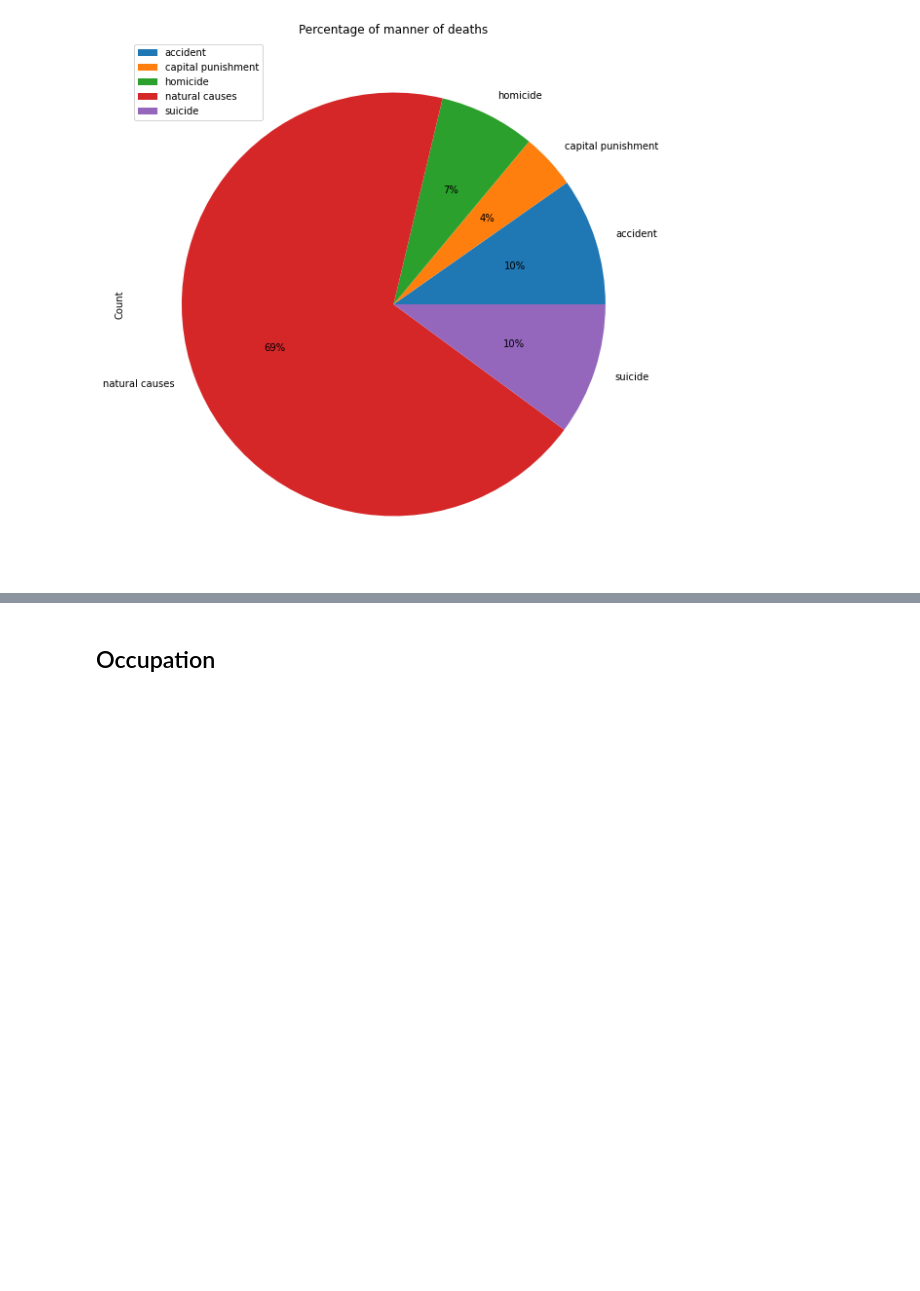
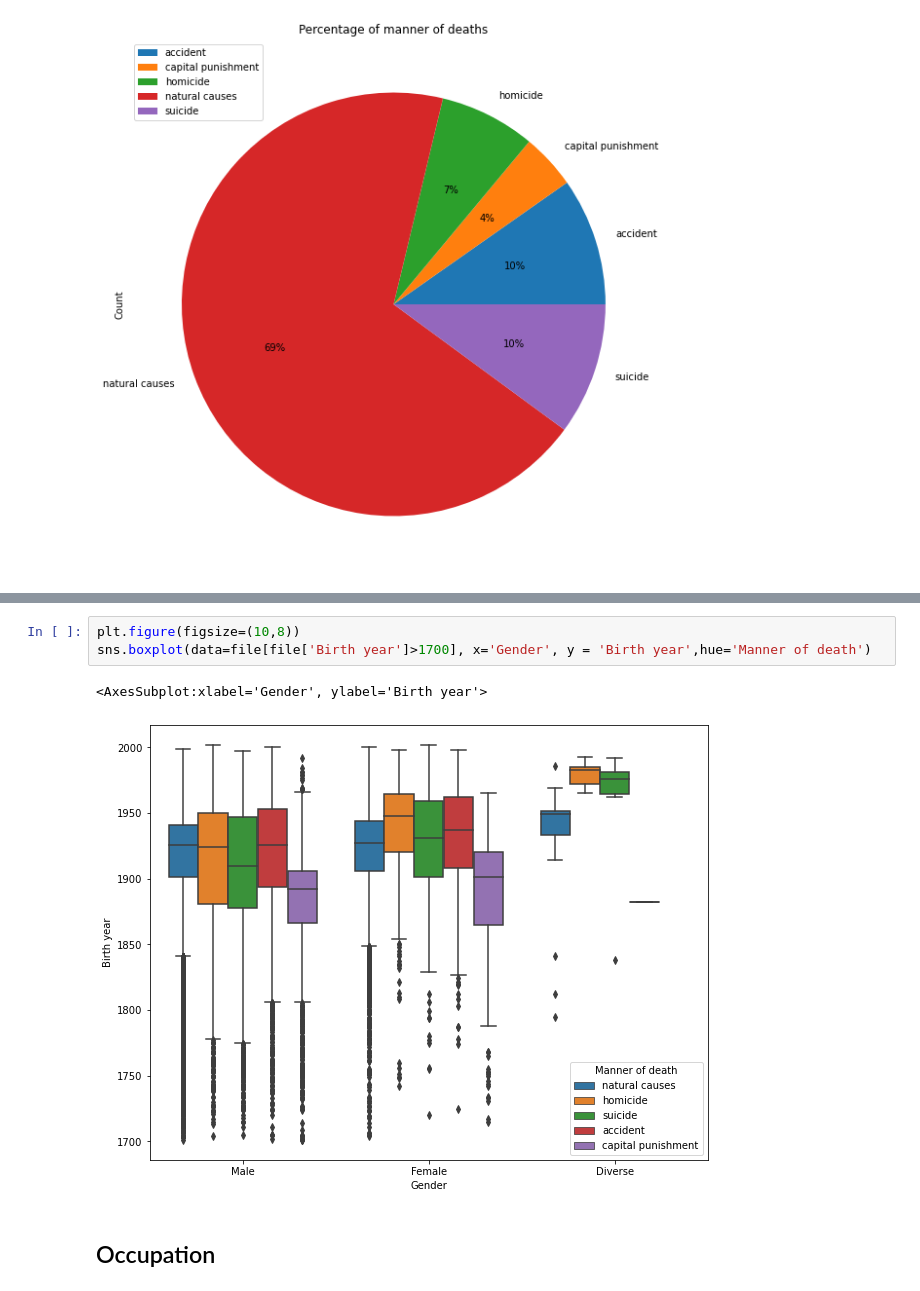
Before and after one commit to P3-CS760/How-will-you-die, a Jupyter notebook: Decision Tree (Manner of Death).ipynb, the cells around one changed output, grey strips where cells are left out. Saved outputs shown, nothing was run; the diff lists cells and outputs as text; blank space fills up the shorter version.

```diff
--- a/Decision Tree (Manner of Death).ipynb
+++ b/Decision Tree (Manner of Death).ipynb
@@ -117,3 +199,9 @@ sns.boxplot(data=file, x='Age of death', y = 'Manner of death')
+# %%
+plt.figure(figsize=(10,8))
+sns.boxplot(data=file[file['Birth year']>1700], x='Gender', y = 'Birth year',hue='Manner of death')
+# %% [output]
+<AxesSubplot:xlabel='Gender', ylabel='Birth year'>
+[figure, added]
 # %% [markdown]
 ## Occupation
 # %%
```
Also changed, not shown: parts of 28 cells of this notebook.
